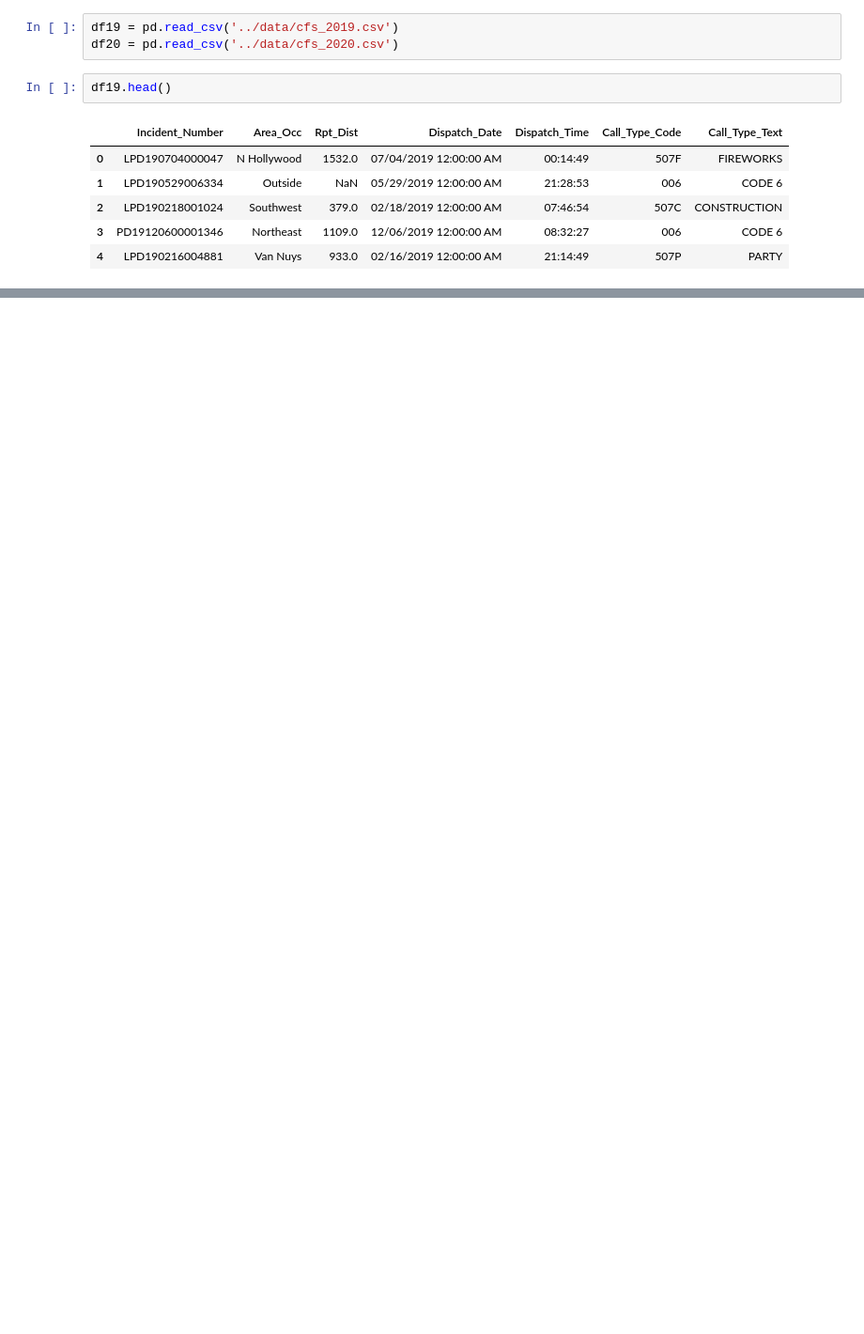
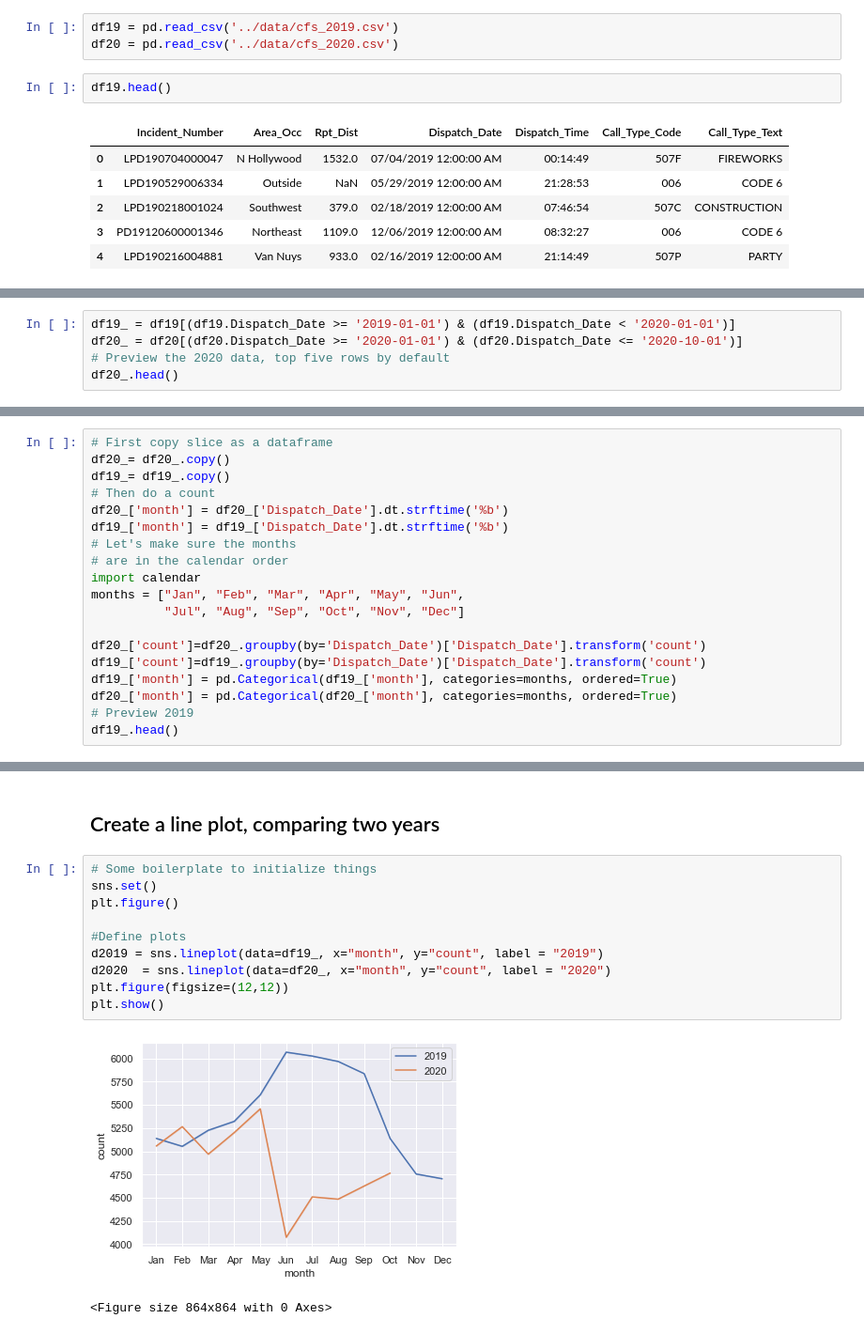
Before and after one commit to pattyjula/cfs-plots, a Jupyter notebook: code/cfs_analysis.ipynb, the cells around one changed output, grey strips where cells are left out. Shown at 94% size. Drawn from its saved outputs; the diff is of its cells as text; blank space fills up the shorter version.

```diff
--- a/code/cfs_analysis.ipynb
+++ b/code/cfs_analysis.ipynb
@@ -27,0 +31,5 @@ df20.head()
+# %%
+df19_ = df19[(df19.Dispatch_Date >= '2019-01-01') & (df19.Dispatch_Date < '2020-01-01')]
+df20_ = df20[(df20.Dispatch_Date >= '2020-01-01') & (df20.Dispatch_Date <= '2020-10-01')]
+# Preview the 2020 data, top five rows by default
+df20_.head()
@@ -27,0 +46,19 @@ df20.head()
+# %%
+# First copy slice as a dataframe
+df20_= df20_.copy()
+df19_= df19_.copy()
+# Then do a count
+df20_['month'] = df20_['Dispatch_Date'].dt.strftime('%b')
+df19_['month'] = df19_['Dispatch_Date'].dt.strftime('%b')
+# Let's make sure the months
+# are in the calendar order
+import calendar
+months = ["Jan", "Feb", "Mar", "Apr", "May", "Jun",
+          "Jul", "Aug", "Sep", "Oct", "Nov", "Dec"]
+
+df20_['count']=df20_.groupby(by='Dispatch_Date')['Dispatch_Date'].transform('count')
+df19_['count']=df19_.groupby(by='Dispatch_Date')['Dispatch_Date'].transform('count')
+df19_['month'] = pd.Categorical(df19_['month'], categories=months, ordered=True)
+df20_['month'] = pd.Categorical(df20_['month'], categories=months, ordered=True)
+# Preview 2019
+df19_.head()
@@ -27,0 +72,15 @@ df20.head()
+# %% [markdown]
+## Create a line plot, comparing two years
+# %%
+# Some boilerplate to initialize things
+sns.set()
+plt.figure()
+
+#Define plots
+d2019 = sns.lineplot(data=df19_, x="month", y="count", label = "2019")
+d2020  = sns.lineplot(data=df20_, x="month", y="count", label = "2020")
+plt.figure(figsize=(12,12))
+plt.show()
+# %% [output]
+[figure, added]
+<Figure size 864x864 with 0 Axes>
```
Also changed, not shown: parts of 11 cells of this notebook.
